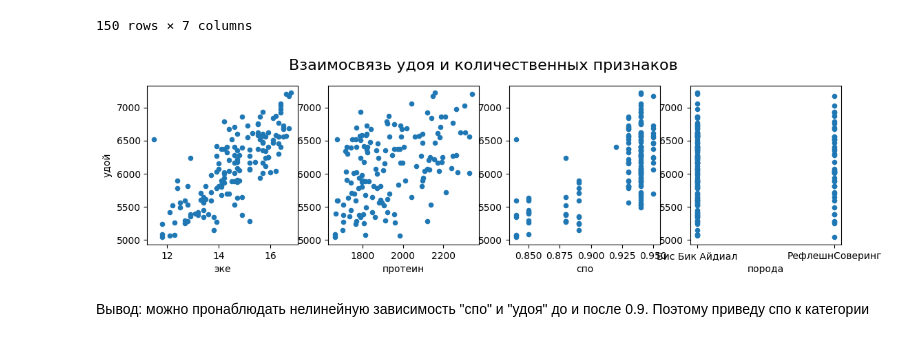
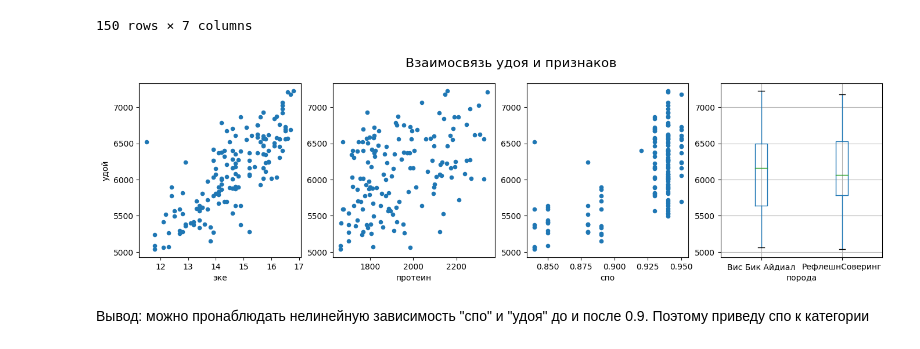
Before and after one commit to KonstantinElfimow/milk-yield-prediction, a Jupyter notebook: milk_yield_prediction.ipynb, the cells around one changed output. Drawn from its saved outputs; the diff is of its cells as text; code cells hidden in the pictures.

```diff
--- a/milk_yield_prediction.ipynb
+++ b/milk_yield_prediction.ipynb
@@ -304,32 +212,34 @@ df
 | 151 | 152 | 5894 | 14.8 | 2097.0 | 0.94 | Вис Бик Айдиал | 3.59 |
 150 rows × 7 columns
 # %%
-fig, axes = plt.subplots(1, 4, figsize=(13, 3))
+plt.rcParams.update(plt.rcParamsDefault)
+
+fig, axes = plt.subplots(1, 4, figsize=(16, 4))
 
 df.plot(kind='scatter', x='эке', y='удой', ax=axes[0])
 axes[0].set_xlabel('эке')
 axes[0].set_ylabel('удой')
 axes[0].set_title('')
 
 df.plot(kind='scatter', x='протеин', y='удой', ax=axes[1])
 axes[1].set_xlabel('протеин')
 axes[1].set_ylabel('')
 axes[1].set_title('')
 
 df.plot(kind='scatter', x='спо', y='удой', ax=axes[2])
 axes[2].set_xlabel('спо')
 axes[2].set_ylabel('')
 axes[2].set_title('')
 
-df.plot(kind='scatter', x='порода', y='удой', ax=axes[3])
+df.boxplot(by='порода', column='удой', ax=axes[3])
 axes[3].set_xlabel('порода')
 axes[3].set_ylabel('')
 axes[3].set_title('')
 
-plt.suptitle('Взаимосвязь удоя и количественных признаков', fontsize=16, y=1.01)
+plt.suptitle('Взаимосвязь удоя и признаков', fontsize=16, y=1.01)
 plt.show()
 # %% [output]
-[figure, old version]
+[figure, new version]
 # %% [markdown]
 Вывод: можно пронаблюдать нелинейную зависимость "спо" и "удоя" до и после 0.9. Поэтому приведу спо к категории
 # %%
```
Also changed, not shown: parts of 4 cells of this notebook.
